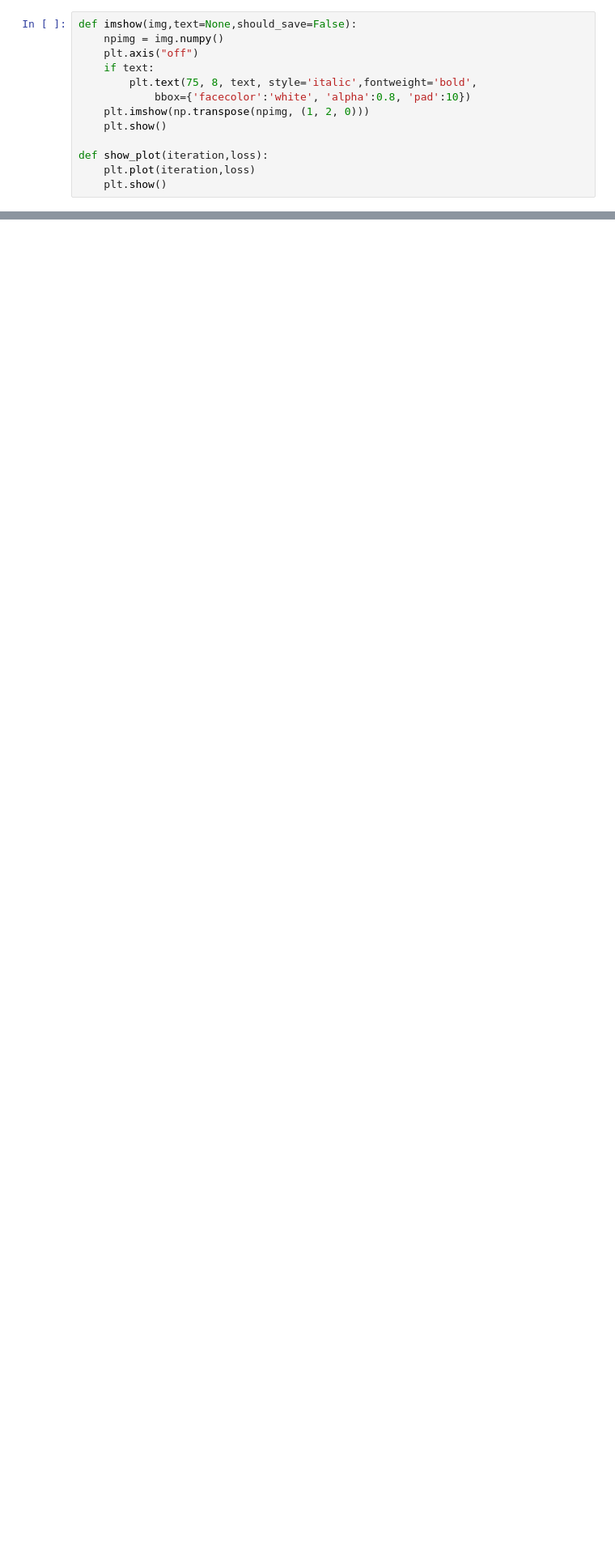
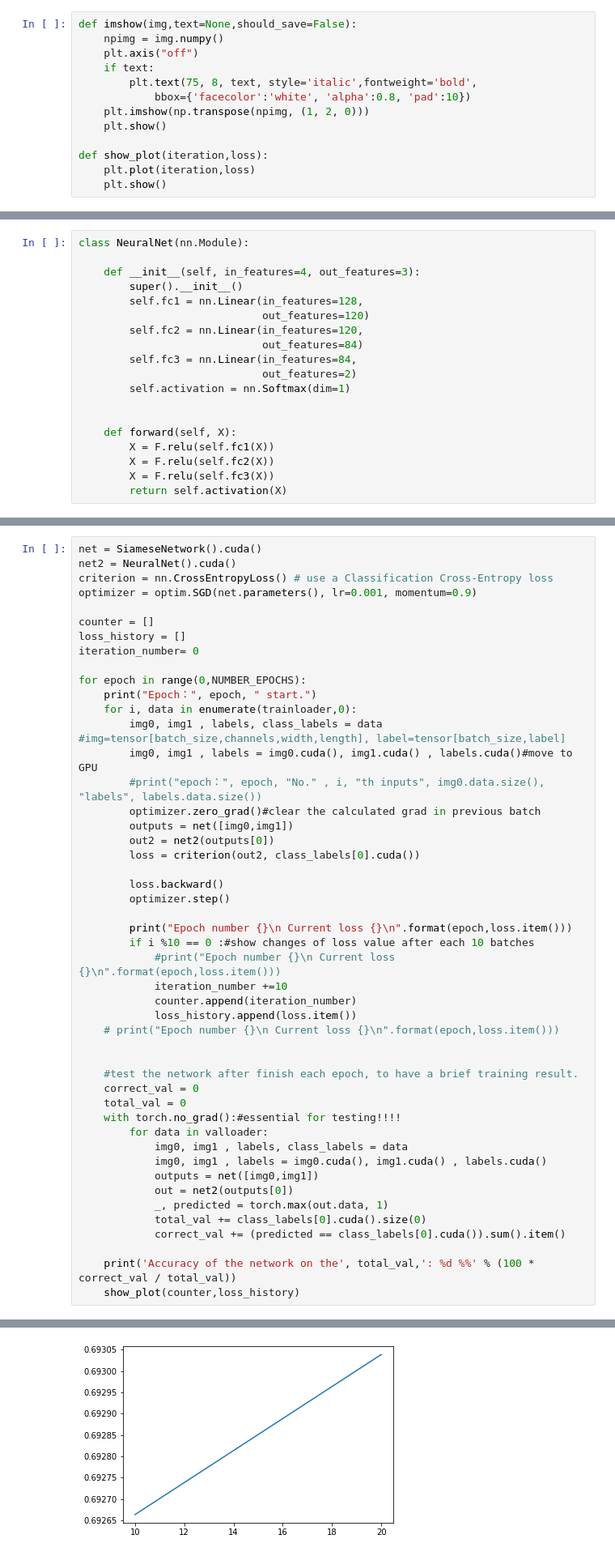
Before and after one commit to suneel87/Deep-Fake-Image-Detection, a Jupyter notebook: DeepFake_Image.ipynb, the cells around one changed output, grey strips where cells are left out. Shown at 81% size. Cells and saved outputs as stored; diff of their text form; blank space fills up the shorter version.

```diff
--- a/DeepFake_Image.ipynb
+++ b/DeepFake_Image.ipynb
@@ -303,0 +309,19 @@ Accuracy of the network on the 1000 : 58 %
+# %%
+class NeuralNet(nn.Module):
+
+    def __init__(self, in_features=4, out_features=3):
+        super().__init__()
+        self.fc1 = nn.Linear(in_features=128,
+                             out_features=120)
+        self.fc2 = nn.Linear(in_features=120,
+                             out_features=84)
+        self.fc3 = nn.Linear(in_features=84,
+                             out_features=2)
+        self.activation = nn.Softmax(dim=1)
+
+
+    def forward(self, X):
+        X = F.relu(self.fc1(X))
+        X = F.relu(self.fc2(X))
+        X = F.relu(self.fc3(X))
+        return self.activation(X)
@@ -303,0 +361,49 @@ Accuracy of the network on the 1000 : 58 %
+# %%
+net = SiameseNetwork().cuda()
+net2 = NeuralNet().cuda()
+criterion = nn.CrossEntropyLoss() # use a Classification Cross-Entropy loss
+optimizer = optim.SGD(net.parameters(), lr=0.001, momentum=0.9)
+
+counter = []
+loss_history = []
+iteration_number= 0
+
+for epoch in range(0,NUMBER_EPOCHS):
+    print("Epoch：", epoch, " start.")
+    for i, data in enumerate(trainloader,0):
+        img0, img1 , labels, class_labels = data #img=tensor[batch_size,channels,width,length], label=tensor[batch_size,label]
+        img0, img1 , labels = img0.cuda(), img1.cuda() , labels.cuda()#move to GPU
+        #print("epoch：", epoch, "No." , i, "th inputs", img0.data.size(), "labels", labels.data.size())
+        optimizer.zero_grad()#clear the calculated grad in previous batch
+        outputs = net([img0,img1])
+        out2 = net2(outputs[0])
+        loss = criterion(out2, class_labels[0].cuda())
+
+        loss.backward()
+        optimizer.step()
+
+        print("Epoch number {}\n Current loss {}\n".format(epoch,loss.item()))
+        if i %10 == 0 :#show changes of loss value after each 10 batches
+            #print("Epoch number {}\n Current loss {}\n".format(epoch,loss.item()))
+            iteration_number +=10
+            counter.append(iteration_number)
+            loss_history.append(loss.item())
+    # print("Epoch number {}\n Current loss {}\n".format(epoch,loss.item()))
+
+
+    #test the network after finish each epoch, to have a brief training result.
+    correct_val = 0
+    total_val = 0
+    with torch.no_grad():#essential for testing!!!!
+        for data in valloader:
+            img0, img1 , labels, class_labels = data
+            img0, img1 , labels = img0.cuda(), img1.cuda() , labels.cuda()
+            outputs = net([img0,img1])
+            out = net2(outputs[0])
+            _, predicted = torch.max(out.data, 1)
+            total_val += class_labels[0].cuda().size(0)
+            correct_val += (predicted == class_labels[0].cuda()).sum().item()
+
+    print('Accuracy of the network on the', total_val,': %d %%' % (100 * correct_val / total_val))
+    show_plot(counter,loss_history)
+# %% [output]
@@ -303,0 +427 @@ Accuracy of the network on the 1000 : 58 %
+[figure, added]
```
Also changed, not shown: parts of 11 cells of this notebook.
